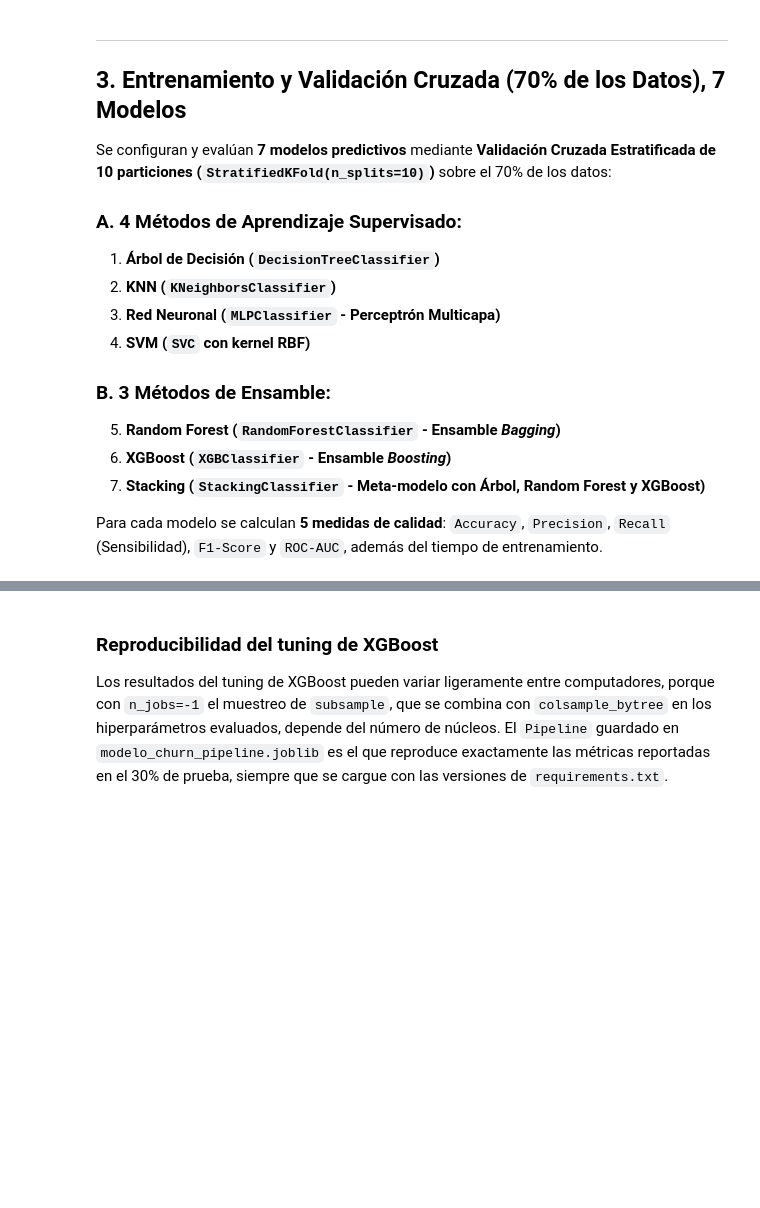
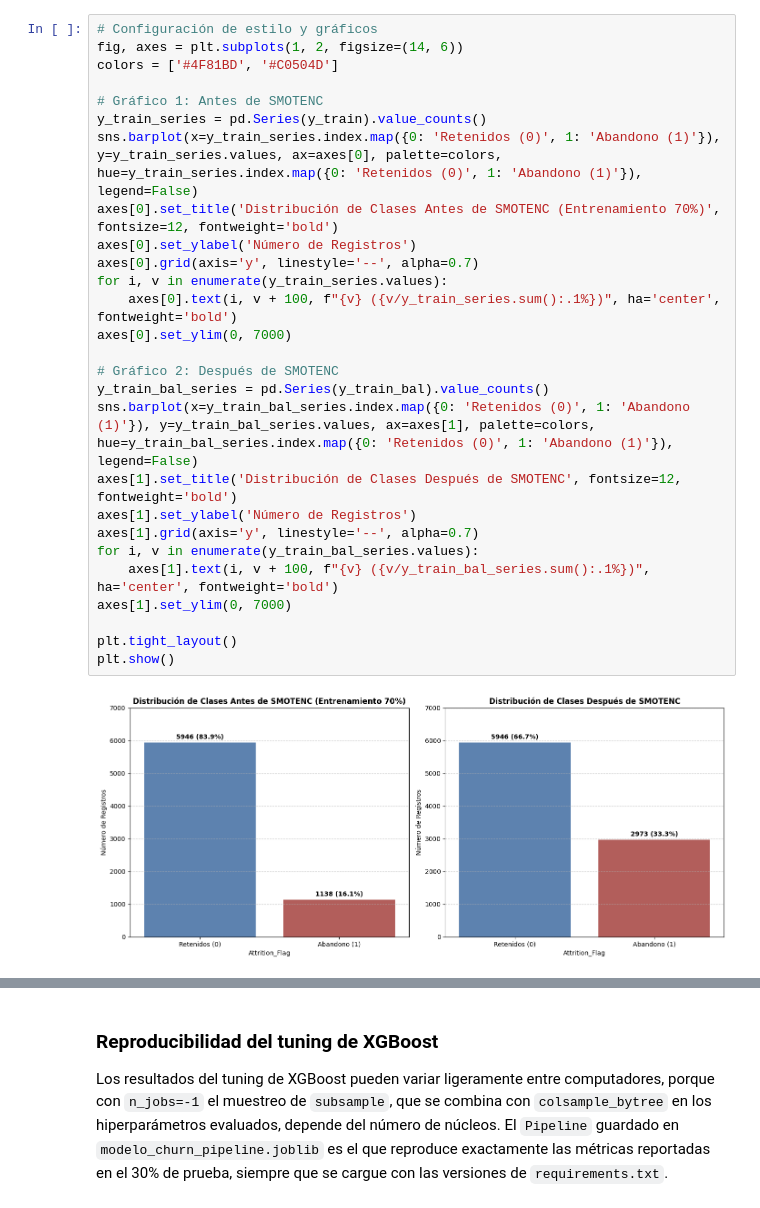
Before and after one commit to dani1309/Clasificacion-de-dataos, a Jupyter notebook: Credit card Churn/02_Modelado_Predictivo_Avanzado.ipynb, the cells around one changed output, grey strips where cells are left out. Saved outputs shown, nothing was run; the diff lists cells and outputs as text; blank space fills up the shorter version.

```diff
--- a/Credit card Churn/02_Modelado_Predictivo_Avanzado.ipynb
+++ b/Credit card Churn/02_Modelado_Predictivo_Avanzado.ipynb
@@ -157,19 +174,30 @@ Conjunto de Entrenamiento (70%) Después de SMOTE: 11892 registros -> {0: 5946,
 Conjunto de Prueba (30% sin balancear): 3036 registros -> {0: 2548, 1: 488}
-# %% [markdown]
----
-## 3. Entrenamiento y Validación Cruzada (70% de los Datos), 7 Modelos
-
-Se configuran y evalúan **7 modelos predictivos** mediante **Validación Cruzada Estratificada de 10 particiones (`StratifiedKFold(n_splits=10)`)** sobre el 70% de los datos:
-
-### A. 4 Métodos de Aprendizaje Supervisado:
-1. **Árbol de Decisión (`DecisionTreeClassifier`)**
-2. **KNN (`KNeighborsClassifier`)**
-3. **Red Neuronal (`MLPClassifier` - Perceptrón Multicapa)**
-4. **SVM (`SVC` con kernel RBF)**
-
-### B. 3 Métodos de Ensamble:
-5. **Random Forest (`RandomForestClassifier` - Ensamble *Bagging*)**
-6. **XGBoost (`XGBClassifier` - Ensamble *Boosting*)**
-7. **Stacking (`StackingClassifier` - Meta-modelo con Árbol, Random Forest y XGBoost)**
-
-Para cada modelo se calculan **5 medidas de calidad**: `Accuracy`, `Precision`, `Recall` (Sensibilidad), `F1-Score` y `ROC-AUC`, además del tiempo de entrenamiento.
+# %%
+# Configuración de estilo y gráficos
+fig, axes = plt.subplots(1, 2, figsize=(14, 6))
+colors = ['#4F81BD', '#C0504D']
+
+# Gráfico 1: Antes de SMOTENC
+y_train_series = pd.Series(y_train).value_counts()
+sns.barplot(x=y_train_series.index.map({0: 'Retenidos (0)', 1: 'Abandono (1)'}), y=y_train_series.values, ax=axes[0], palette=colors, hue=y_train_series.index.map({0: 'Retenidos (0)', 1: 'Abandono (1)'}), legend=False)
+axes[0].set_title('Distribución de Clases Antes de SMOTENC (Entrenamiento 70%)', fontsize=12, fontweight='bold')
+axes[0].set_ylabel('Número de Registros')
+axes[0].grid(axis='y', linestyle='--', alpha=0.7)
+for i, v in enumerate(y_train_series.values):
+    axes[0].text(i, v + 100, f"{v} ({v/y_train_series.sum():.1%})", ha='center', fontweight='bold')
+axes[0].set_ylim(0, 7000)
+
+# Gráfico 2: Después de SMOTENC
+y_train_bal_series = pd.Series(y_train_bal).value_counts()
+sns.barplot(x=y_train_bal_series.index.map({0: 'Retenidos (0)', 1: 'Abandono (1)'}), y=y_train_bal_series.values, ax=axes[1], palette=colors, hue=y_train_bal_series.index.map({0: 'Retenidos (0)', 1: 'Abandono (1)'}), legend=False)
+axes[1].set_title('Distribución de Clases Después de SMOTENC', fontsize=12, fontweight='bold')
+axes[1].set_ylabel('Número de Registros')
+axes[1].grid(axis='y', linestyle='--', alpha=0.7)
+for i, v in enumerate(y_train_bal_series.values):
+    axes[1].text(i, v + 100, f"{v} ({v/y_train_bal_series.sum():.1%})", ha='center', fontweight='bold')
+axes[1].set_ylim(0, 7000)
+
+plt.tight_layout()
+plt.show()
+# %% [output]
+[figure, added]
```
Also changed, not shown: parts of 31 cells of this notebook, 2 other files.
